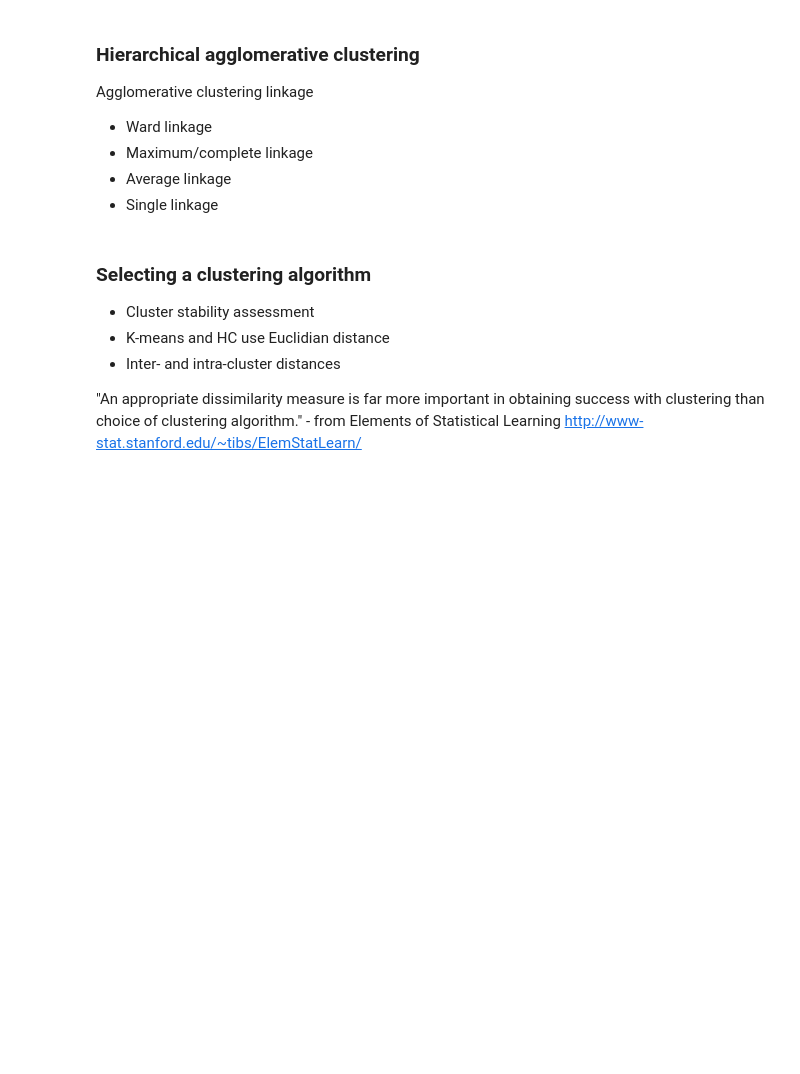
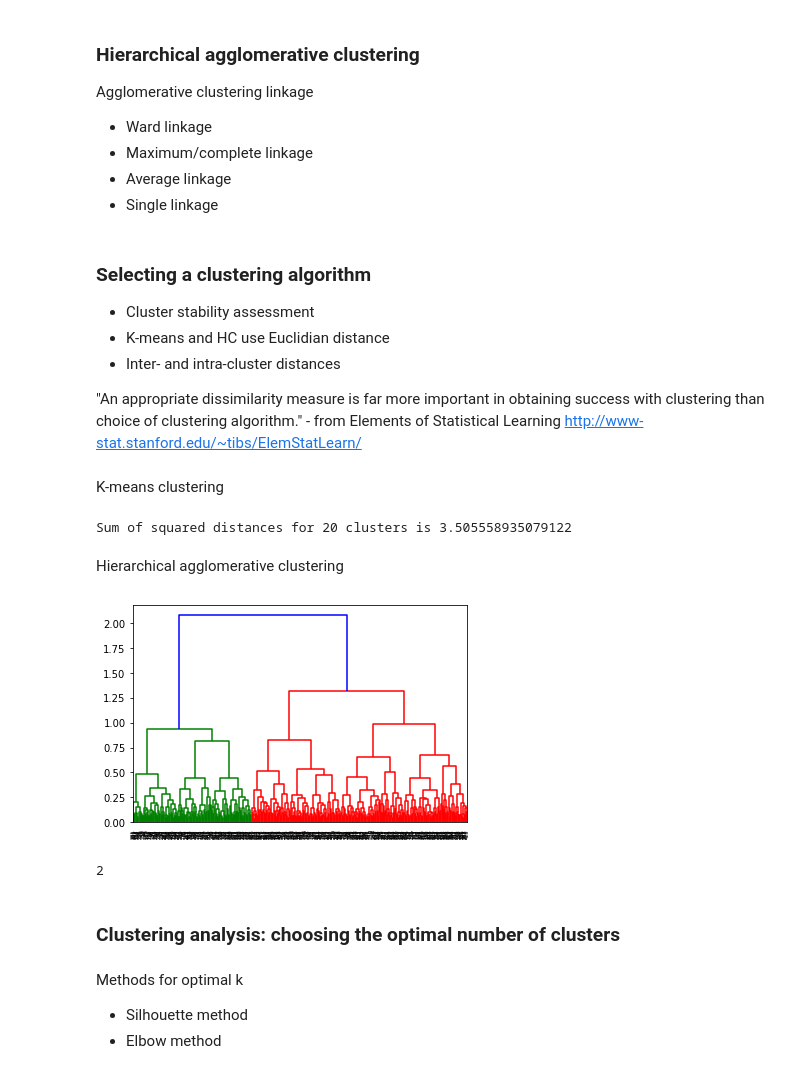
Before and after one commit to randy-tsukemen/Data_science_roadmap, a Jupyter notebook: Practicing_Machine_Learning.ipynb, the cells around one changed output. Cells and saved outputs as stored; diff of their text form; code cells hidden in the pictures; blank space fills up the shorter version.

```diff
--- a/Practicing_Machine_Learning.ipynb
+++ b/Practicing_Machine_Learning.ipynb
@@ -674,3 +674,47 @@ more important in obtaining success with
 clustering than choice of clustering algorithm." -
 from Elements of Statistical Learning
 http://www-stat.stanford.edu/~tibs/ElemStatLearn/
+# %% [markdown]
+K-means clustering
+# %%
+# Import module
+from sklearn.cluster import KMeans
+
+# Create feature matrix
+X = diabetes.drop("progression", axis=1)
+
+# Instantiate
+kmeans = KMeans(n_clusters=20, random_state=123)
+# Fit
+fit = kmeans.fit(X)
+
+# Print inertia
+print("Sum of squared distances for 20 clusters is", kmeans.inertia_)
+# %% [output]
+Sum of squared distances for 20 clusters is 3.505558935079122
+# %% [markdown]
+Hierarchical agglomerative clustering
+# %%
+# Import hierarchical clustering libraries
+import scipy.cluster.hierarchy as sch
+from sklearn.cluster import AgglomerativeClustering
+
+# Create dendrogram
+dendrogram = sch.dendrogram(sch.linkage(X, method='ward'))
+plt.show()
+
+# Create clusters and fit
+hc = AgglomerativeClustering(affinity = 'euclidean', linkage = 'ward')
+hc.fit(X)
+
+# Print number of clusters
+print(hc.n_clusters_)
+# %% [output]
+[figure, added]
+2
+# %% [markdown]
+### Clustering analysis: choosing the optimal number of clusters
+# %% [markdown]
+Methods for optimal k
+- Silhouette method
+- Elbow method
```
Also changed, not shown: parts of 6 cells of this notebook.
